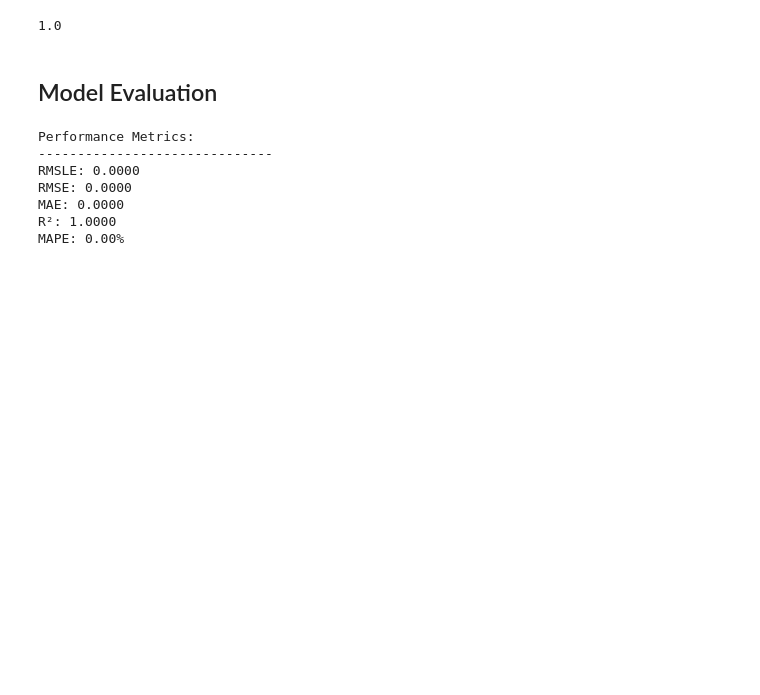
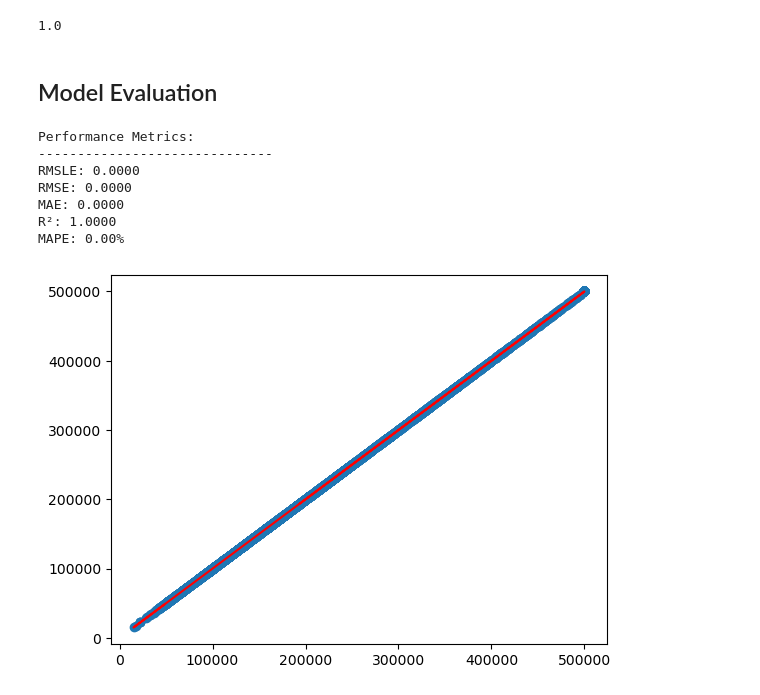
Before and after one commit to Yash9988/self-learn, a Jupyter notebook: EDA/kaggle/cali-house-prices/housing.ipynb, the cells around one changed output. Saved outputs shown, nothing was run; the diff lists cells and outputs as text; code cells hidden in the pictures; blank space fills up the shorter version.

```diff
--- a/EDA/kaggle/cali-house-prices/housing.ipynb
+++ b/EDA/kaggle/cali-house-prices/housing.ipynb
@@ -395,7 +436,7 @@ train.head()
 # %%
 from sklearn.model_selection import train_test_split
 
-X_train, X_test, y_train, y_test = train_test_split(train, y, train_size=0.8, random_state=42)
+X_train, X_test, y_train, y_test = train_test_split(train, y, train_size=0.7, random_state=42)
 # %% [markdown]
 ## Model Training
 # %%
@@ -411,13 +452,13 @@ lr.score(X_test, y_test)
 # %%
 from sklearn.metrics import root_mean_squared_log_error, mean_squared_error, mean_absolute_error, r2_score
 
-y_pred = lr.predict(train)
+y_pred = lr.predict(X_test)
 
-rmsle = root_mean_squared_log_error(y, y_pred)
-rmse = np.sqrt(mean_squared_error(y, y_pred))
-mae = mean_absolute_error(y, y_pred)
-r2 = r2_score(y, y_pred)
-mape = np.mean(np.abs((y - y_pred) / y)) * 100
+rmsle = root_mean_squared_log_error(y_test, y_pred)
+rmse = np.sqrt(mean_squared_error(y_test, y_pred))
+mae = mean_absolute_error(y_test, y_pred)
+r2 = r2_score(y_test, y_pred)
+mape = np.mean(np.abs((y_test - y_pred) / y_test)) * 100
 
 # Display performance metrics
 print(f"\nPerformance Metrics:\n{'-'*30}")
@@ -434,3 +475,9 @@ RMSE: 0.0000
 MAE: 0.0000
 R²: 1.0000
 MAPE: 0.00%
+# %%
+plt.scatter(y_test, y_pred)
+plt.plot(y_test, y_test, color='red')
+plt.show()
+# %% [output]
+[figure, added]
```
Also changed, not shown: parts of 3 cells of this notebook.
